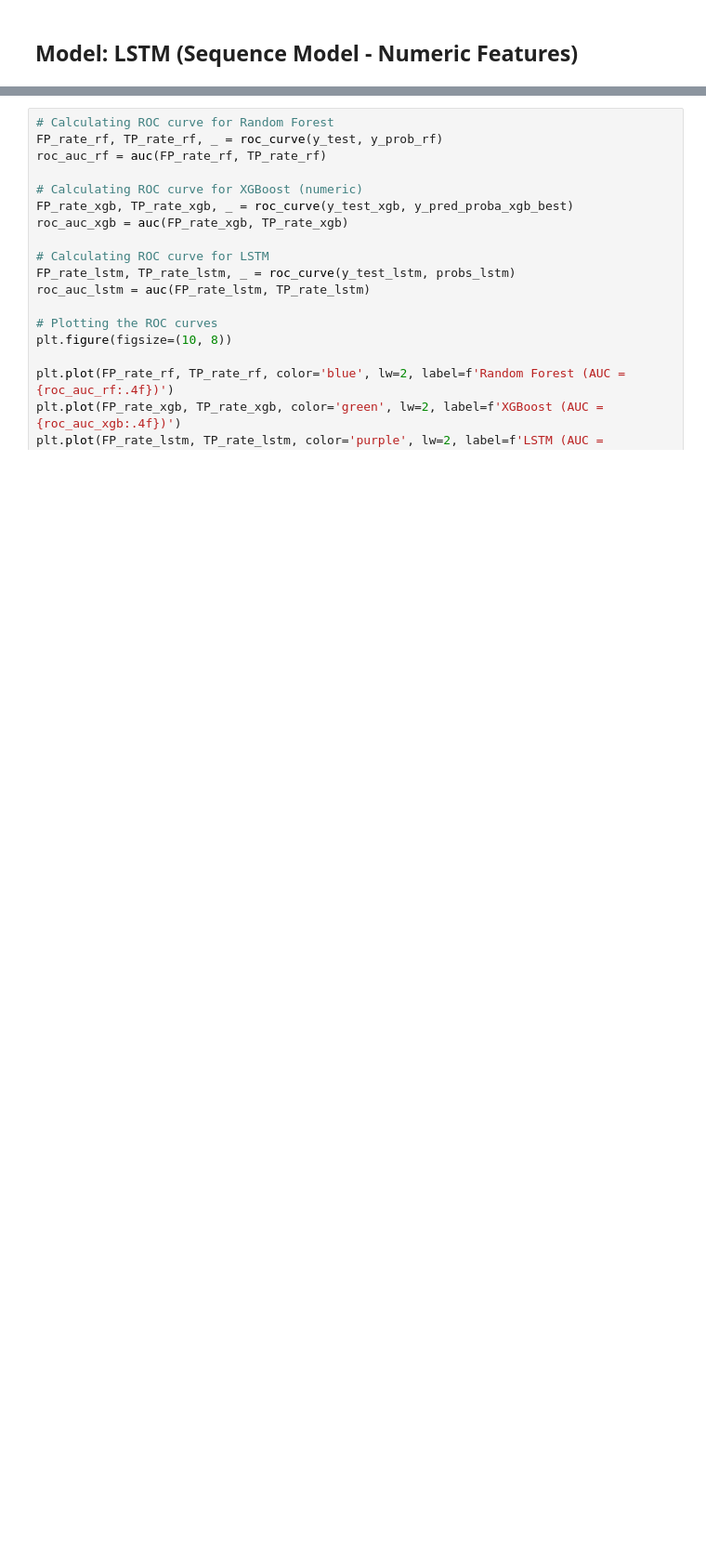
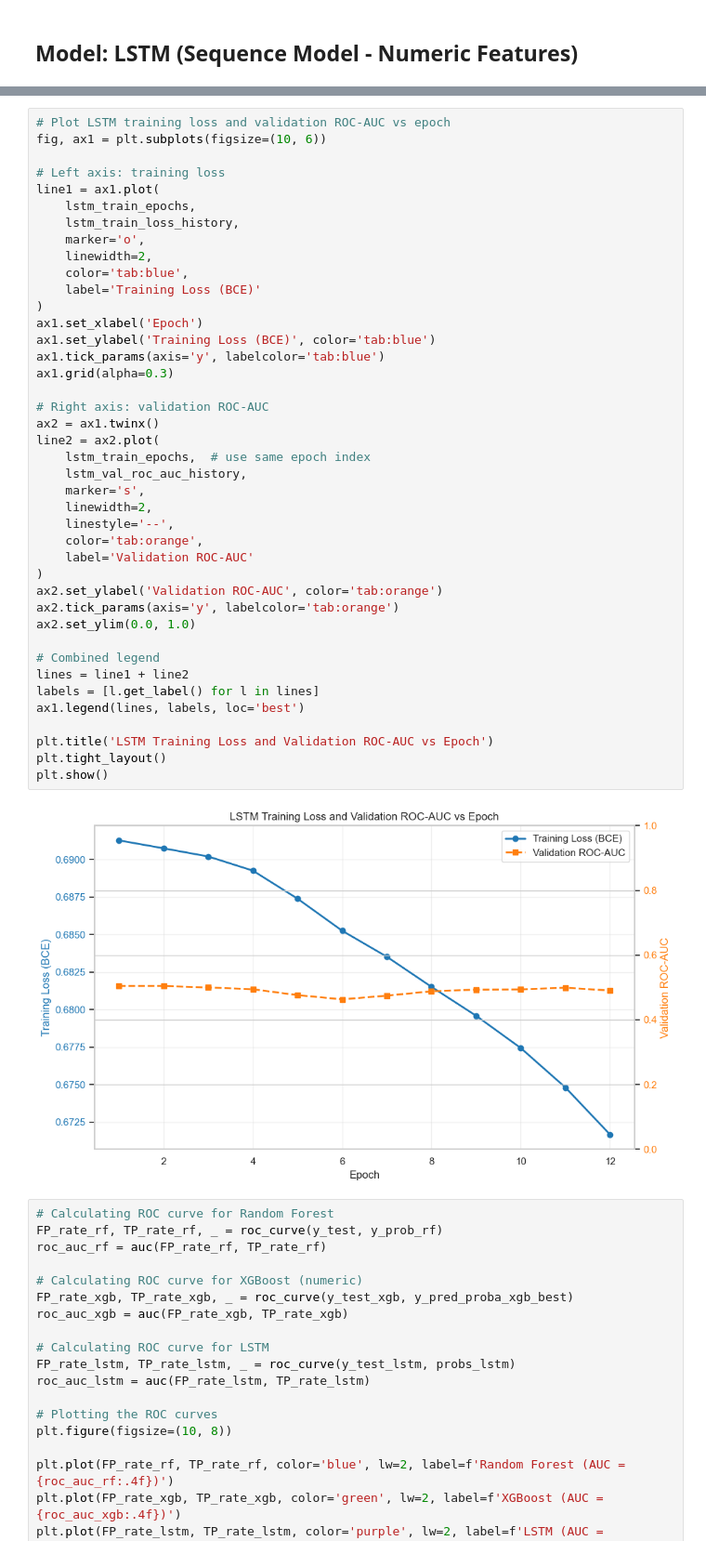
Before and after one commit to jplaceres/S-and-P-500-Stock-Price-Predictor, a Jupyter notebook: sp500_classification_ gdelt_features.ipynb, the cells around one changed output, grey strips where cells are left out. Shown at 93% size. Drawn from its saved outputs; the diff is of its cells as text; blank space fills up the shorter version.

```diff
--- a/sp500_classification_ gdelt_features.ipynb
+++ b/sp500_classification_ gdelt_features.ipynb
@@ -1184,3 +1264,46 @@ plt.show()
+# %%
+# Plot LSTM training loss and validation ROC-AUC vs epoch
+fig, ax1 = plt.subplots(figsize=(10, 6))
+
+# Left axis: training loss
+line1 = ax1.plot(
+    lstm_train_epochs,
+    lstm_train_loss_history,
+    marker='o',
+    linewidth=2,
+    color='tab:blue',
+    label='Training Loss (BCE)'
+)
+ax1.set_xlabel('Epoch')
+ax1.set_ylabel('Training Loss (BCE)', color='tab:blue')
+ax1.tick_params(axis='y', labelcolor='tab:blue')
+ax1.grid(alpha=0.3)
+
+# Right axis: validation ROC-AUC
+ax2 = ax1.twinx()
+line2 = ax2.plot(
+    lstm_train_epochs,  # use same epoch index
+    lstm_val_roc_auc_history,
+    marker='s',
+    linewidth=2,
+    linestyle='--',
+    color='tab:orange',
+    label='Validation ROC-AUC'
+)
+ax2.set_ylabel('Validation ROC-AUC', color='tab:orange')
+ax2.tick_params(axis='y', labelcolor='tab:orange')
+ax2.set_ylim(0.0, 1.0)
+
+# Combined legend
+lines = line1 + line2
+labels = [l.get_label() for l in lines]
+ax1.legend(lines, labels, loc='best')
+
+plt.title('LSTM Training Loss and Validation ROC-AUC vs Epoch')
+plt.tight_layout()
+plt.show()
+# %% [output]
+[figure, added]
 # %%
 # Calculating ROC curve for Random Forest
 FP_rate_rf, TP_rate_rf, _ = roc_curve(y_test, y_prob_rf)
```
Also changed, not shown: parts of 14 cells of this notebook.
